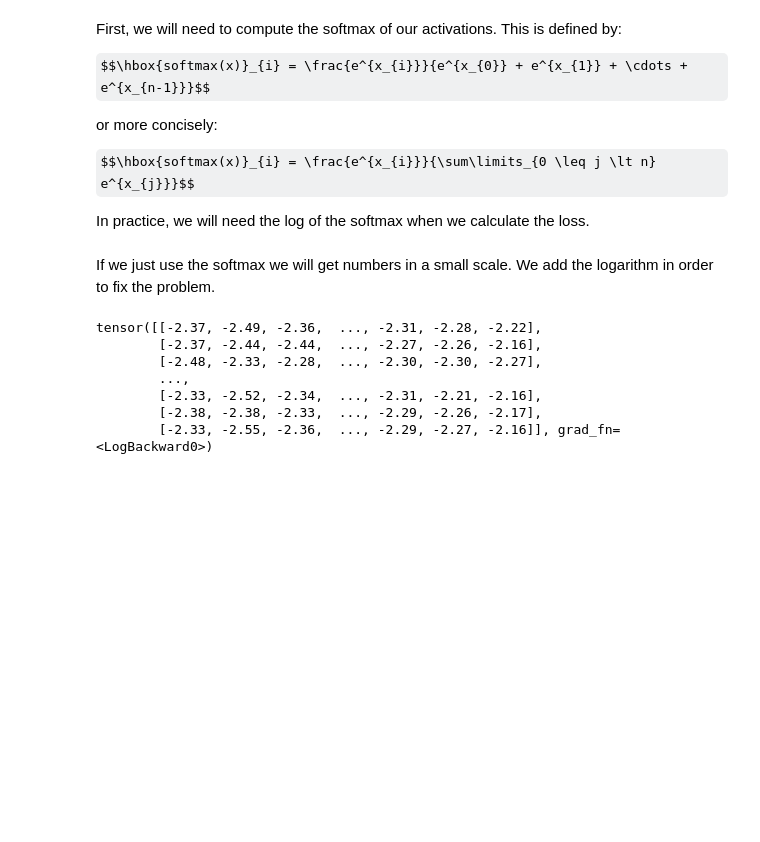
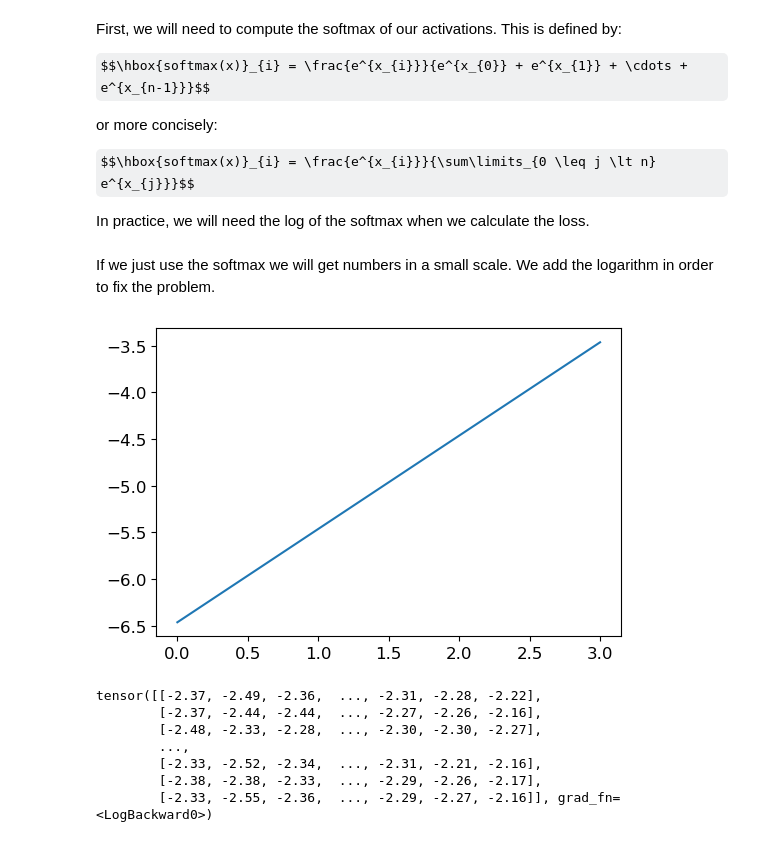
Before and after one commit to Shuyib/fastai-notes, a Jupyter notebook: 04_minibatch_training.ipynb, the cells around one changed output. Cells and saved outputs as stored; diff of their text form; code cells hidden in the pictures; some formulas as TeX source; blank space fills up the shorter version.

```diff
--- a/04_minibatch_training.ipynb
+++ b/04_minibatch_training.ipynb
@@ -100,7 +105,10 @@ def log_softmax(x): return (x.exp()/(x.exp().sum(-1,keepdim=True))).log()
 If we just use the softmax we will get numbers in a small scale. We add the logarithm in order to fix the problem.
 # %%
 # use plot_function to see this
-#plot_function(torch.log, min=0, max=3)
+from fastbook import *
+plot_function(log_softmax, min=0, max=3)
+# %% [output]
+[figure, added]
 # %%
 log_softmax(pred) # apply log
 # %% [output]
```
Also changed, not shown: parts of 42 cells of this notebook, 15 other files.
